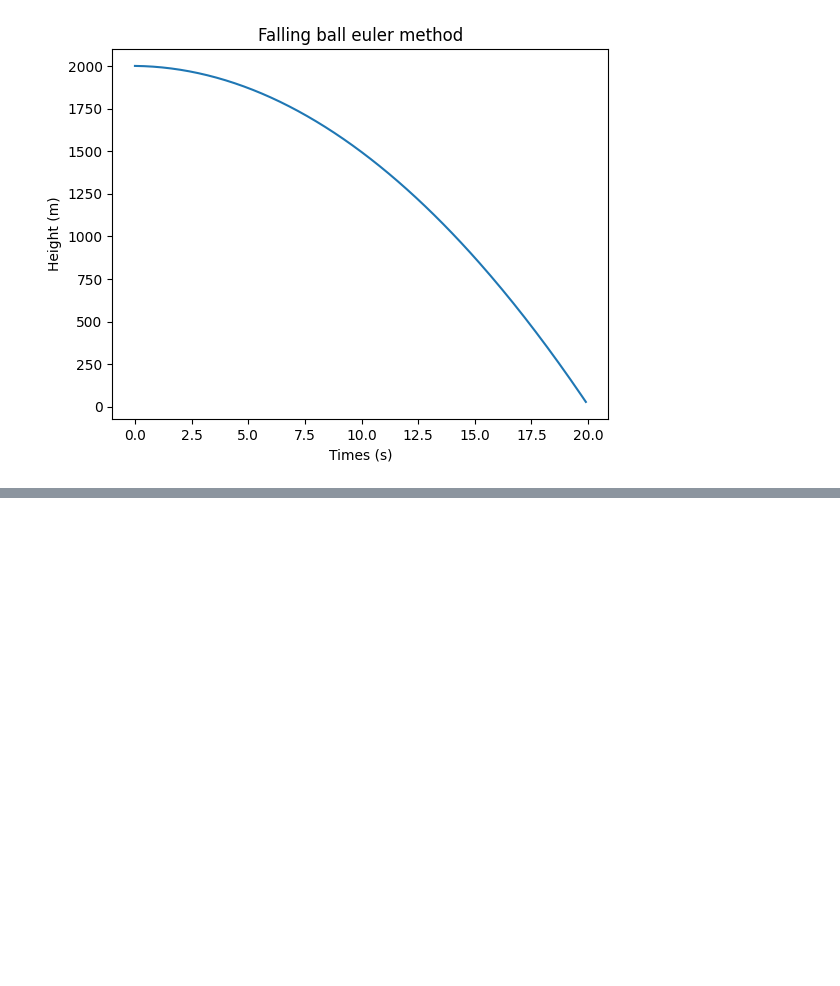
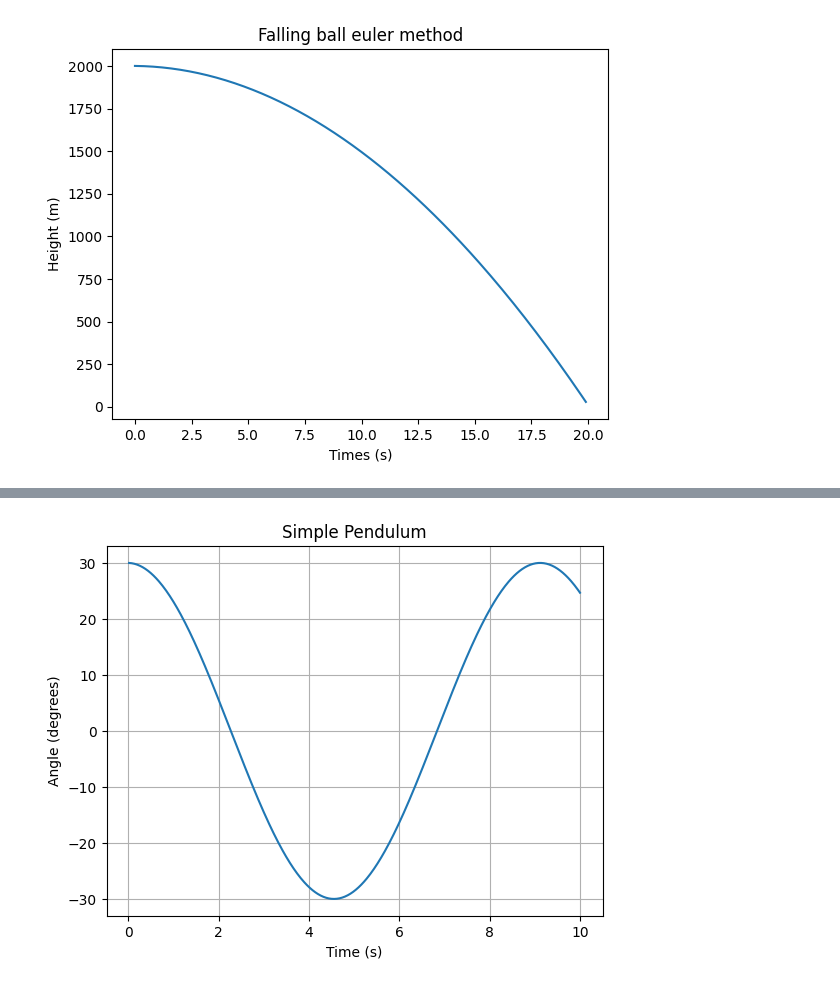
Before and after one commit to jaydenthelwell/falling-ball-euler-method, a Jupyter notebook: falling-ball.ipynb, the cells around one changed output, grey strips where cells are left out. Drawn from its saved outputs; the diff is of its cells as text; code cells hidden in the pictures; blank space fills up the shorter version.

Commit message:
simple pendulum completed and added readme

```diff
--- a/falling-ball.ipynb
+++ b/falling-ball.ipynb
@@ -104,11 +104,34 @@ Text(0.5, 1.0, 'Bouncy Ball')
 # %%
+
 import matplotlib.pyplot as plt
 import numpy as np
 
 theta = np.radians(30)
 omega = 0
-l=20
-g=-9.81
-dt=0.2
+l = 20
+g = -9.81
+dt = 0.02
+time = 0
+total_time = 10
 
-alpha = -(g/l) * np.sin(theta)
+times = []
+angles = []
+
+for step in range(int(total_time / dt)):
+    alpha = (g / l) * np.sin(theta)
+
+    omega = omega + alpha * dt
+    theta = theta + omega * dt
+    time += dt
+
+    times.append(time)
+    angles.append(np.degrees(theta))
+
+plt.plot(times, angles)
+plt.xlabel("Time (s)")
+plt.ylabel("Angle (degrees)")
+plt.title("Simple Pendulum")
+plt.grid()
+plt.show()
+# %% [output]
+[figure, added]
```
Also changed, not shown: parts of 2 cells of this notebook, 1 other file.
